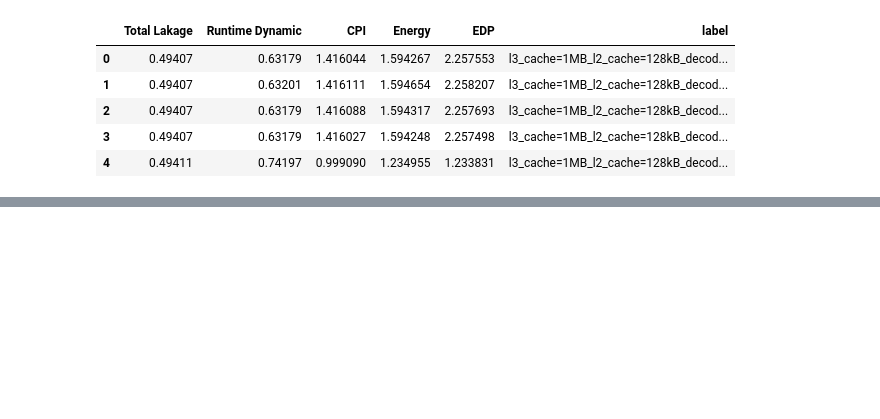
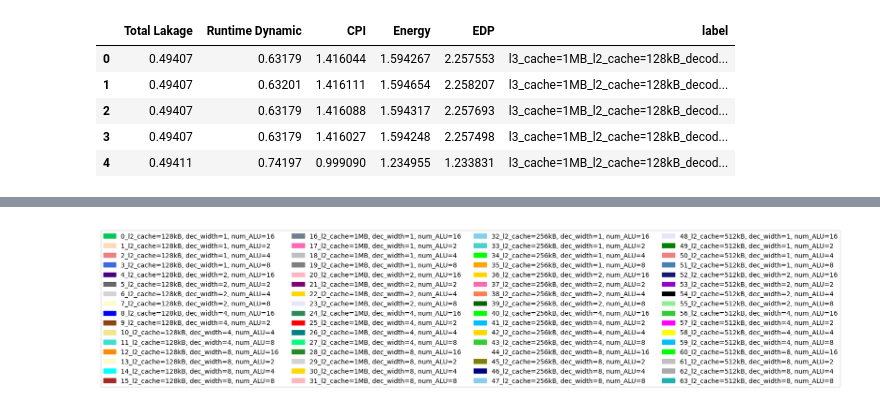
Before and after one commit to KevinMartinez1999/ARM-Architecture-Simulations, a Jupyter notebook: show_results.ipynb, the cells around one changed output, grey strips where cells are left out. Saved outputs shown, nothing was run; the diff lists cells and outputs as text; code cells hidden in the pictures; blank space fills up the shorter version.

```diff
--- a/show_results.ipynb
+++ b/show_results.ipynb
@@ -50,0 +127,8 @@ plt.show()
+# %%
+plt.figure()
+plt.axis('off')
+plt.legend(handles=legend_labels, ncol=4)
+plt.savefig('legends_h264_dec_EDP.svg', bbox_inches='tight', pad_inches=0.1, format='svg')
+plt.show()
+# %% [output]
+[figure, added]
```
Also changed, not shown: parts of 8 cells of this notebook, 15 other files.
